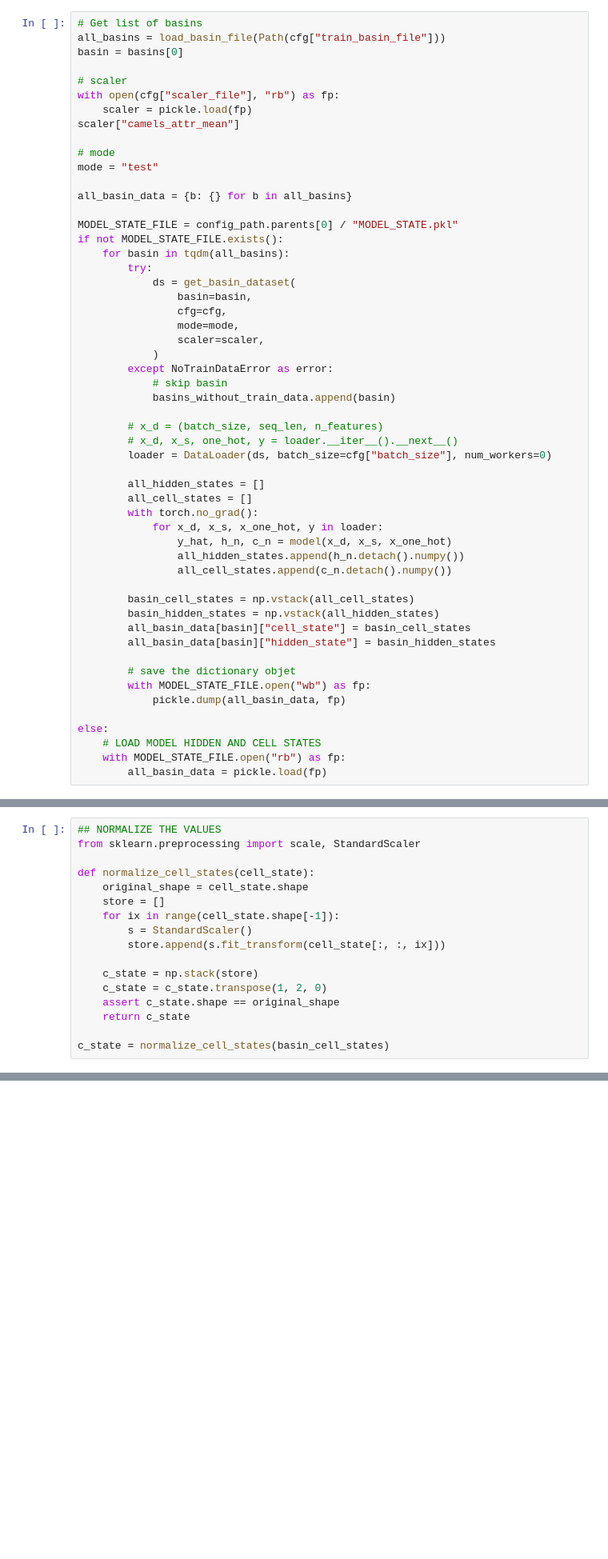
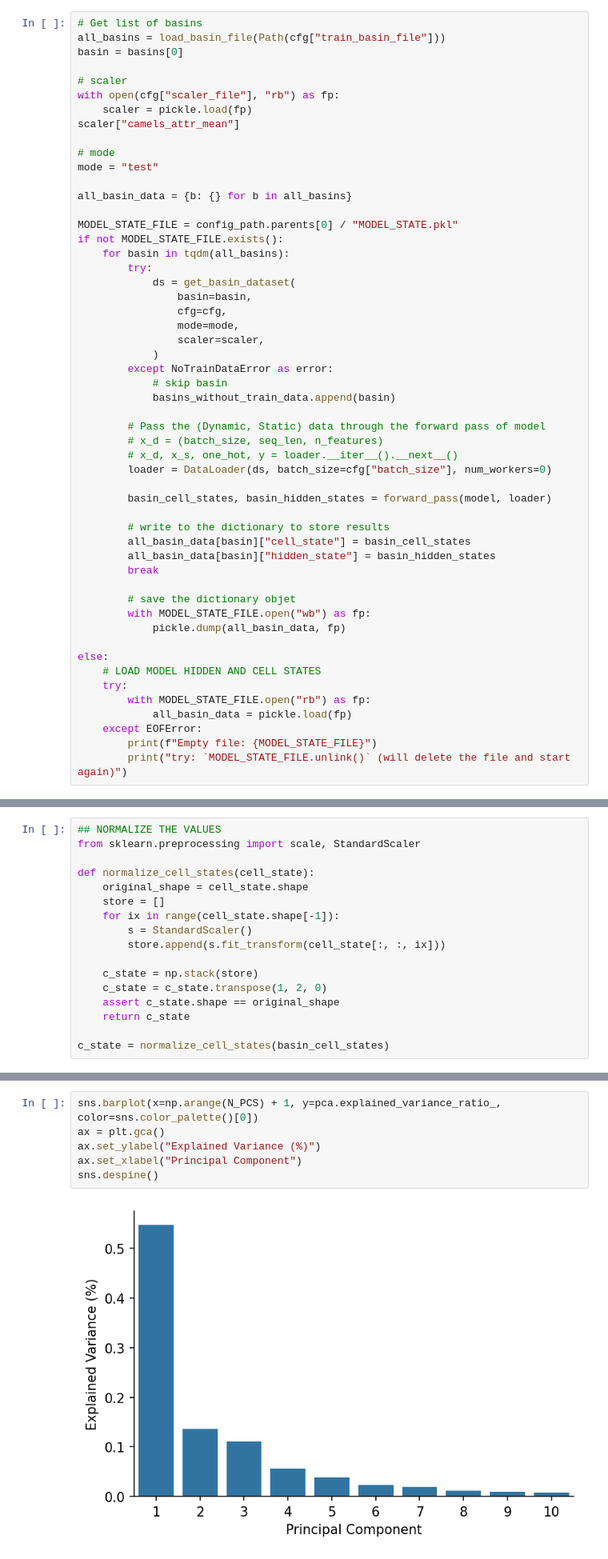
Before and after one commit to ECMWFCode4Earth/ml_drought, a Jupyter notebook: notebooks/draft/48_d_cell_state.ipynb, the cells around one changed output, grey strips where cells are left out. Shown at 80% size. Cells and saved outputs as stored; diff of their text form; blank space fills up the shorter version.

```diff
--- a/notebooks/draft/48_d_cell_state.ipynb
+++ b/notebooks/draft/48_d_cell_state.ipynb
@@ -162,22 +183,17 @@ if not MODEL_STATE_FILE.exists():
             # skip basin
             basins_without_train_data.append(basin)
 
+        # Pass the (Dynamic, Static) data through the forward pass of model
         # x_d = (batch_size, seq_len, n_features)
         # x_d, x_s, one_hot, y = loader.__iter__().__next__()
         loader = DataLoader(ds, batch_size=cfg["batch_size"], num_workers=0)
 
-        all_hidden_states = []
-        all_cell_states = []
-        with torch.no_grad():
-            for x_d, x_s, x_one_hot, y in loader:
-                y_hat, h_n, c_n = model(x_d, x_s, x_one_hot)
-                all_hidden_states.append(h_n.detach().numpy())
-                all_cell_states.append(c_n.detach().numpy())
+        basin_cell_states, basin_hidden_states = forward_pass(model, loader)
 
-        basin_cell_states = np.vstack(all_cell_states)
-        basin_hidden_states = np.vstack(all_hidden_states)
+        # write to the dictionary to store results
         all_basin_data[basin]["cell_state"] = basin_cell_states
         all_basin_data[basin]["hidden_state"] = basin_hidden_states
+        break
 
         # save the dictionary objet
         with MODEL_STATE_FILE.open("wb") as fp:
@@ -185,5 +201,9 @@ if not MODEL_STATE_FILE.exists():
 
 else:
     # LOAD MODEL HIDDEN AND CELL STATES
-    with MODEL_STATE_FILE.open("rb") as fp:
-        all_basin_data = pickle.load(fp)
+    try:
+        with MODEL_STATE_FILE.open("rb") as fp:
+            all_basin_data = pickle.load(fp)
+    except EOFError:
+        print(f"Empty file: {MODEL_STATE_FILE}")
+        print("try: `MODEL_STATE_FILE.unlink()` (will delete the file and start again)")
@@ -265,3 +292,11 @@ first_pcs = np.array(first_pcs)
+# %%
+sns.barplot(x=np.arange(N_PCS) + 1, y=pca.explained_variance_ratio_, color=sns.color_palette()[0])
+ax = plt.gca()
+ax.set_ylabel("Explained Variance (%)")
+ax.set_xlabel("Principal Component")
+sns.despine()
+# %% [output]
+[figure, added]
 # %% [markdown]
 ## Track time
 # %%
```
Also changed, not shown: parts of 16 cells of this notebook.
